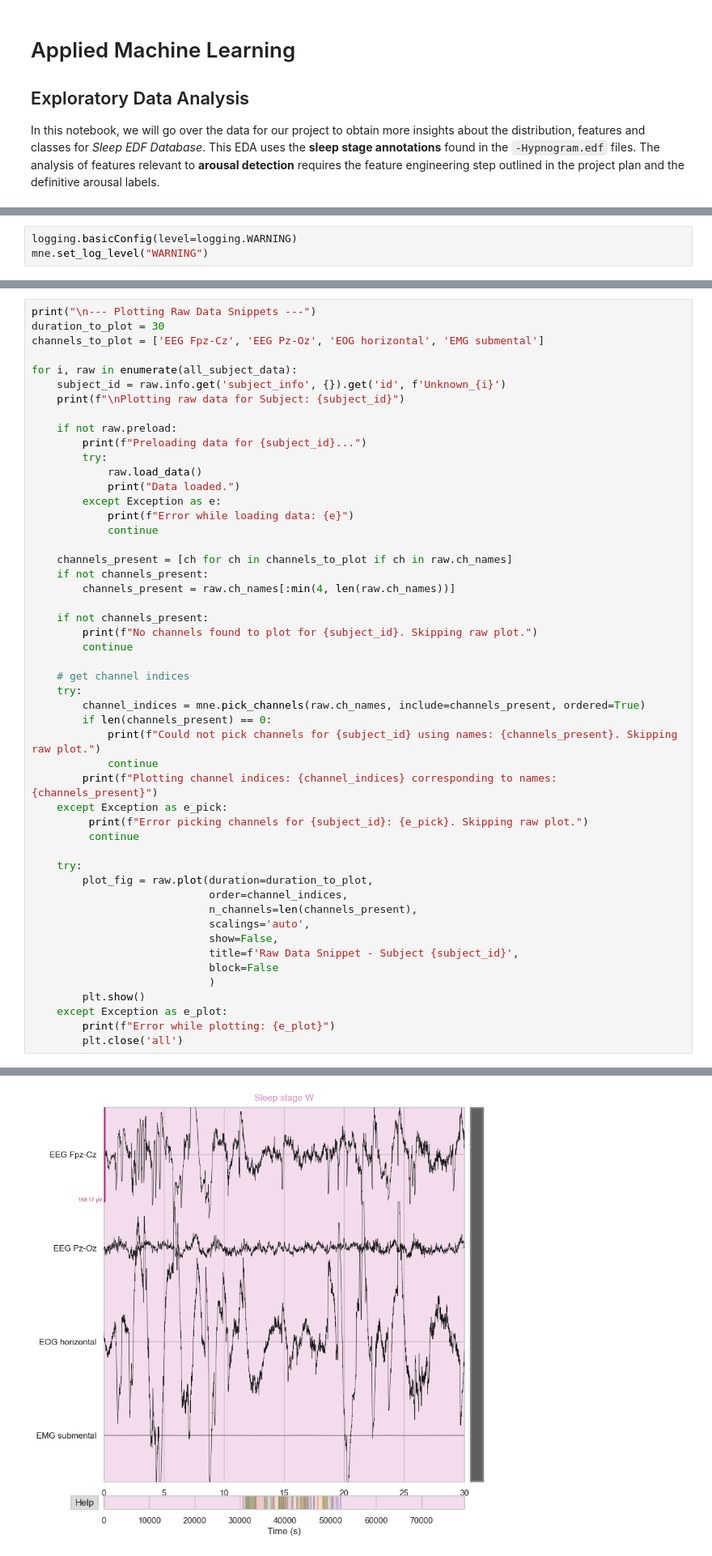
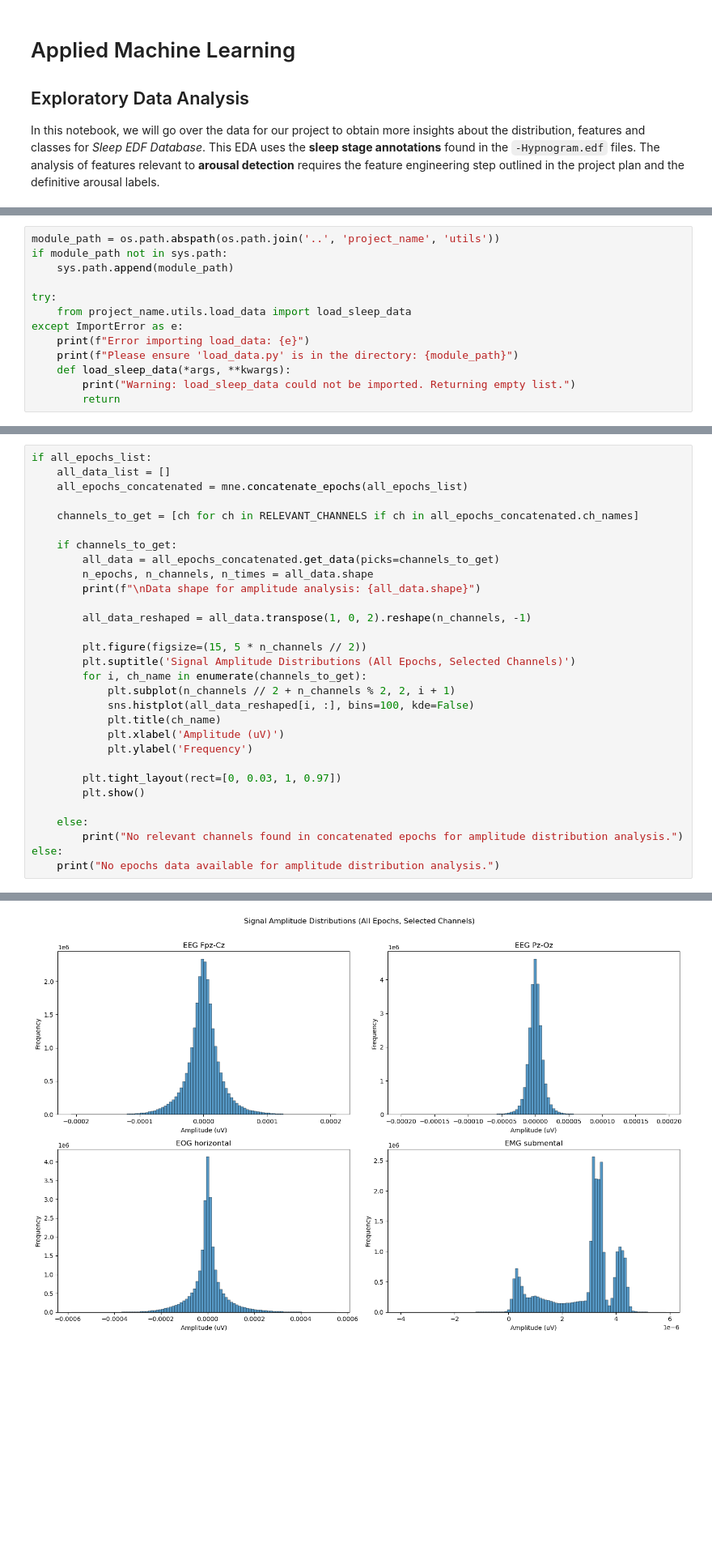
Before and after one commit to jananjahedd/Applied-ML, a Jupyter notebook: data_exploration.ipynb, the cells around one changed output, grey strips where cells are left out. Shown at 81% size. Drawn from its saved outputs; the diff is of its cells as text; blank space fills up the shorter version.

```diff
--- a/data_exploration.ipynb
+++ b/data_exploration.ipynb
@@ -16,5 +17,15 @@ import matplotlib.pyplot as plt
 from sklearn.decomposition import PCA
 from sklearn.manifold import TSNE
 # %%
-logging.basicConfig(level=logging.WARNING)
-mne.set_log_level("WARNING")
+module_path = os.path.abspath(os.path.join('..', 'project_name', 'utils'))
+if module_path not in sys.path:
+    sys.path.append(module_path)
+
+try:
+    from project_name.utils.load_data import load_sleep_data
+except ImportError as e:
+    print(f"Error importing load_data: {e}")
+    print(f"Please ensure 'load_data.py' is in the directory: {module_path}")
+    def load_sleep_data(*args, **kwargs):
+        print("Warning: load_sleep_data could not be imported. Returning empty list.")
+        return
@@ -171,51 +249,31 @@ MNE browser backend set to 'matplotlib'.
 # %%
-print("\n--- Plotting Raw Data Snippets ---")
-duration_to_plot = 30
-channels_to_plot = ['EEG Fpz-Cz', 'EEG Pz-Oz', 'EOG horizontal', 'EMG submental']
+if all_epochs_list:
+    all_data_list = []
+    all_epochs_concatenated = mne.concatenate_epochs(all_epochs_list)
 
-for i, raw in enumerate(all_subject_data):
-    subject_id = raw.info.get('subject_info', {}).get('id', f'Unknown_{i}')
-    print(f"\nPlotting raw data for Subject: {subject_id}")
+    channels_to_get = [ch for ch in RELEVANT_CHANNELS if ch in all_epochs_concatenated.ch_names]
 
-    if not raw.preload:
-        print(f"Preloading data for {subject_id}...")
-        try:
-            raw.load_data()
-            print("Data loaded.")
-        except Exception as e:
-            print(f"Error while loading data: {e}")
-            continue
+    if channels_to_get:
+        all_data = all_epochs_concatenated.get_data(picks=channels_to_get)
+        n_epochs, n_channels, n_times = all_data.shape
+        print(f"\nData shape for amplitude analysis: {all_data.shape}")
 
-    channels_present = [ch for ch in channels_to_plot if ch in raw.ch_names]
-    if not channels_present:
-        channels_present = raw.ch_names[:min(4, len(raw.ch_names))]
+        all_data_reshaped = all_data.transpose(1, 0, 2).reshape(n_channels, -1)
 
-    if not channels_present:
-        print(f"No channels found to plot for {subject_id}. Skipping raw plot.")
-        continue
+        plt.figure(figsize=(15, 5 * n_channels // 2))
+        plt.suptitle('Signal Amplitude Distributions (All Epochs, Selected Channels)')
+        for i, ch_name in enumerate(channels_to_get):
+            plt.subplot(n_channels // 2 + n_channels % 2, 2, i + 1)
+            sns.histplot(all_data_reshaped[i, :], bins=100, kde=False)
+            plt.title(ch_name)
+            plt.xlabel('Amplitude (uV)')
+            plt.ylabel('Frequency')
 
-    # get channel indices
-    try:
-        channel_indices = mne.pick_channels(raw.ch_names, include=channels_present, ordered=True)
-        if len(channels_present) == 0:
-            print(f"Could not pick channels for {subject_id} using names: {channels_present}. Skipping raw plot.")
-            continue
-        print(f"Plotting channel indices: {channel_indices} corresponding to names: {channels_present}")
-    except Exception as e_pick:
-         print(f"Error picking channels for {subject_id}: {e_pick}. Skipping raw plot.")
-         continue
+        plt.tight_layout(rect=[0, 0.03, 1, 0.97])
+        plt.show()
 
-    try:
-        plot_fig = raw.plot(duration=duration_to_plot,
-                            order=channel_indices,
-                            n_channels=len(channels_present),
-                            scalings='auto',
-                            show=False,
-                            title=f'Raw Data Snippet - Subject {subject_id}',
-                            block=False
-                            )
-        plt.show()
-    except Exception as e_plot:
-        print(f"Error while plotting: {e_plot}")
-        plt.close('all')
+    else:
+        print("No relevant channels found in concatenated epochs for amplitude distribution analysis.")
+else:
+    print("No epochs data available for amplitude distribution analysis.")
 # %% [output]
@@ -226 +281 @@ Plotting channel indices: [0 1 2 4] corresponding to names: ['EEG Fpz-Cz', 'EEG
-[figure, old version]
+[figure, new version]
```
Also changed, not shown: parts of 20 cells of this notebook.
